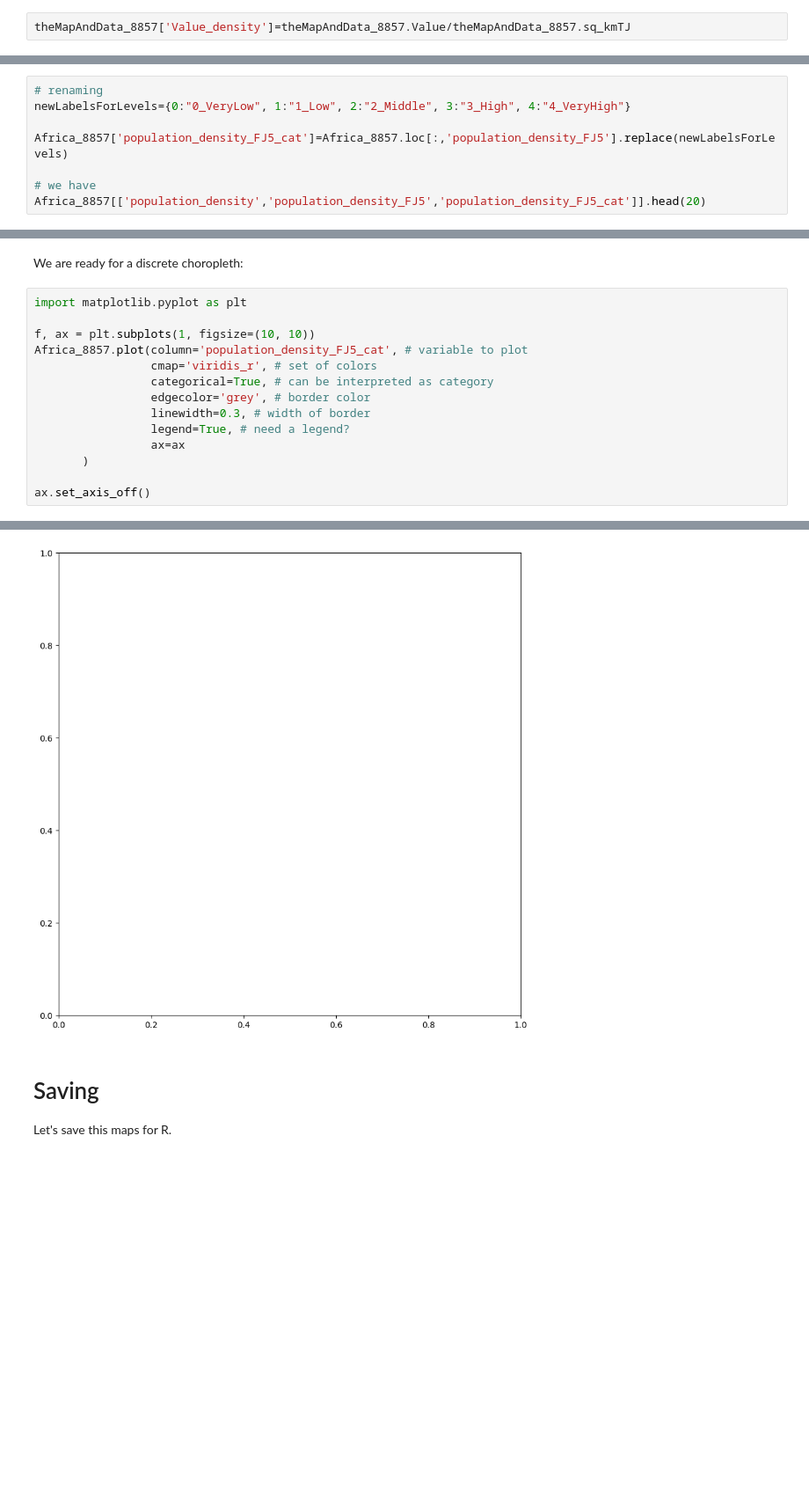
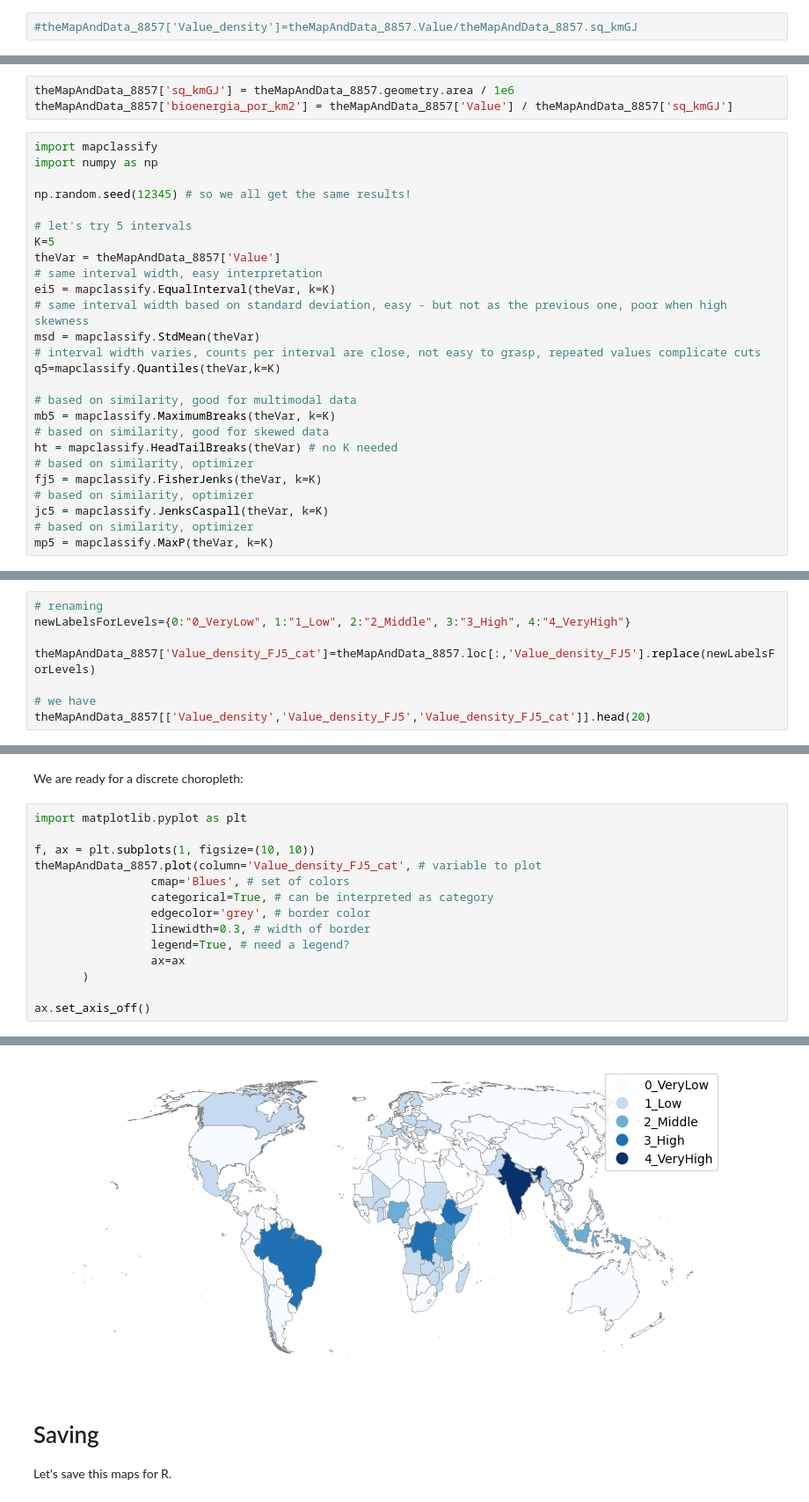
Before and after one commit to Lulo-Vilcarano-MF/Evaluaci-n-Individual-1IAS21-05A1, a Jupyter notebook: Tarea_index.ipynb, the cells around one changed output, grey strips where cells are left out. Shown at 88% size. Cells and saved outputs as stored; diff of their text form; blank space fills up the shorter version.

```diff
--- a/Tarea_index.ipynb
+++ b/Tarea_index.ipynb
@@ -780,5 +800,5 @@ Required-by: accelerate, albucore, albumentations, ale-py, arviz, astropy, autog
 # %% [markdown]
 We will discretize this:
 # %%
-theMapAndData_8857['Value_density']=theMapAndData_8857.Value/theMapAndData_8857.sq_kmTJ
+#theMapAndData_8857['Value_density']=theMapAndData_8857.Value/theMapAndData_8857.sq_kmGJ
 # %%
@@ -830,3 +808,32 @@ except Exception as e:
+# %%
+theMapAndData_8857['sq_kmGJ'] = theMapAndData_8857.geometry.area / 1e6
+theMapAndData_8857['bioenergia_por_km2'] = theMapAndData_8857['Value'] / theMapAndData_8857['sq_kmGJ']
+# %%
+import mapclassify
+import numpy as np
+
+np.random.seed(12345) # so we all get the same results!
+
+# let's try 5 intervals
+K=5
+theVar = theMapAndData_8857['Value']
+# same interval width, easy interpretation
+ei5 = mapclassify.EqualInterval(theVar, k=K)
+# same interval width based on standard deviation, easy - but not as the previous one, poor when high skewness
+msd = mapclassify.StdMean(theVar)
+# interval width varies, counts per interval are close, not easy to grasp, repeated values complicate cuts
+q5=mapclassify.Quantiles(theVar,k=K)
+
+# based on similarity, good for multimodal data
+mb5 = mapclassify.MaximumBreaks(theVar, k=K)
+# based on similarity, good for skewed data
+ht = mapclassify.HeadTailBreaks(theVar) # no K needed
+# based on similarity, optimizer
+fj5 = mapclassify.FisherJenks(theVar, k=K)
+# based on similarity, optimizer
+jc5 = mapclassify.JenksCaspall(theVar, k=K)
+# based on similarity, optimizer
+mp5 = mapclassify.MaxP(theVar, k=K)
 # %% [markdown]
 Let's explore the bining algorithms:
 # %% [markdown]
@@ -902,8 +887,8 @@ We could create a copy of the bins to add labels:
 # renaming
 newLabelsForLevels={0:"0_VeryLow", 1:"1_Low", 2:"2_Middle", 3:"3_High", 4:"4_VeryHigh"}
 
-Africa_8857['population_density_FJ5_cat']=Africa_8857.loc[:,'population_density_FJ5'].replace(newLabelsForLevels)
+theMapAndData_8857['Value_density_FJ5_cat']=theMapAndData_8857.loc[:,'Value_density_FJ5'].replace(newLabelsForLevels)
 
 # we have
-Africa_8857[['population_density','population_density_FJ5','population_density_FJ5_cat']].head(20)
+theMapAndData_8857[['Value_density','Value_density_FJ5','Value_density_FJ5_cat']].head(20)
 # %% [output]
@@ -914,8 +915,8 @@ We are ready for a discrete choropleth:
 import matplotlib.pyplot as plt
 
 f, ax = plt.subplots(1, figsize=(10, 10))
-Africa_8857.plot(column='population_density_FJ5_cat', # variable to plot
-                 cmap='viridis_r', # set of colors
+theMapAndData_8857.plot(column='Value_density_FJ5_cat', # variable to plot
+                 cmap='Blues', # set of colors
                  categorical=True, # can be interpreted as category
                  edgecolor='grey', # border color
                  linewidth=0.3, # width of border
@@ -929,4 +929,4 @@ KeyError: 'population_density_FJ5_cat'
-[figure, old version]
+[figure, new version]
 # %% [markdown]
 # Saving
 
```
Also changed, not shown: parts of 36 cells of this notebook.
